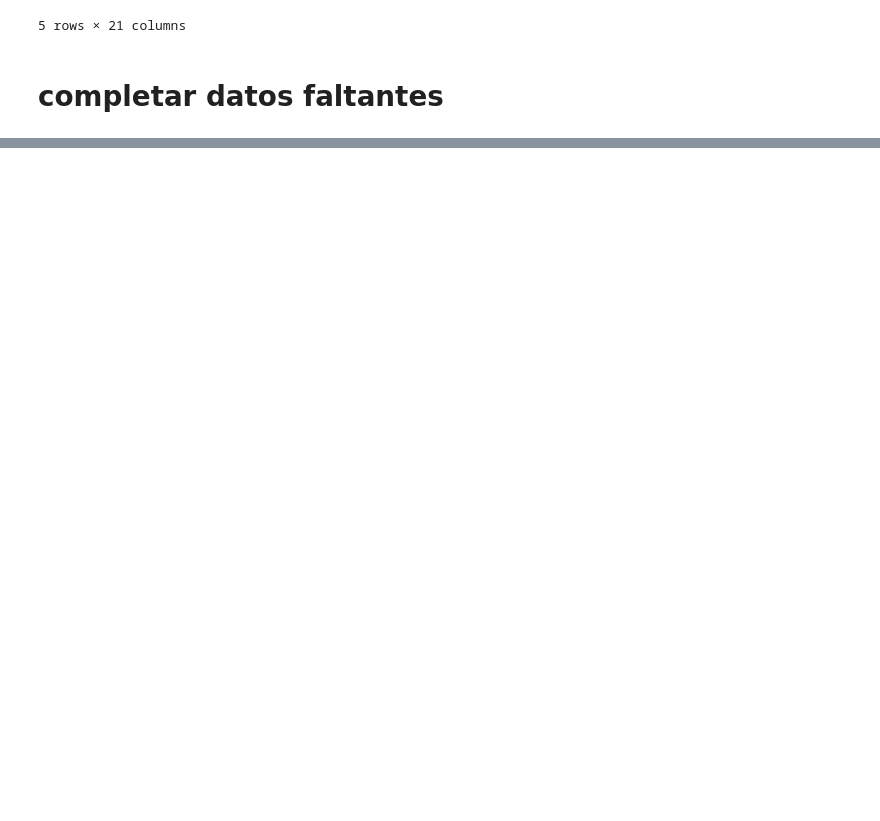
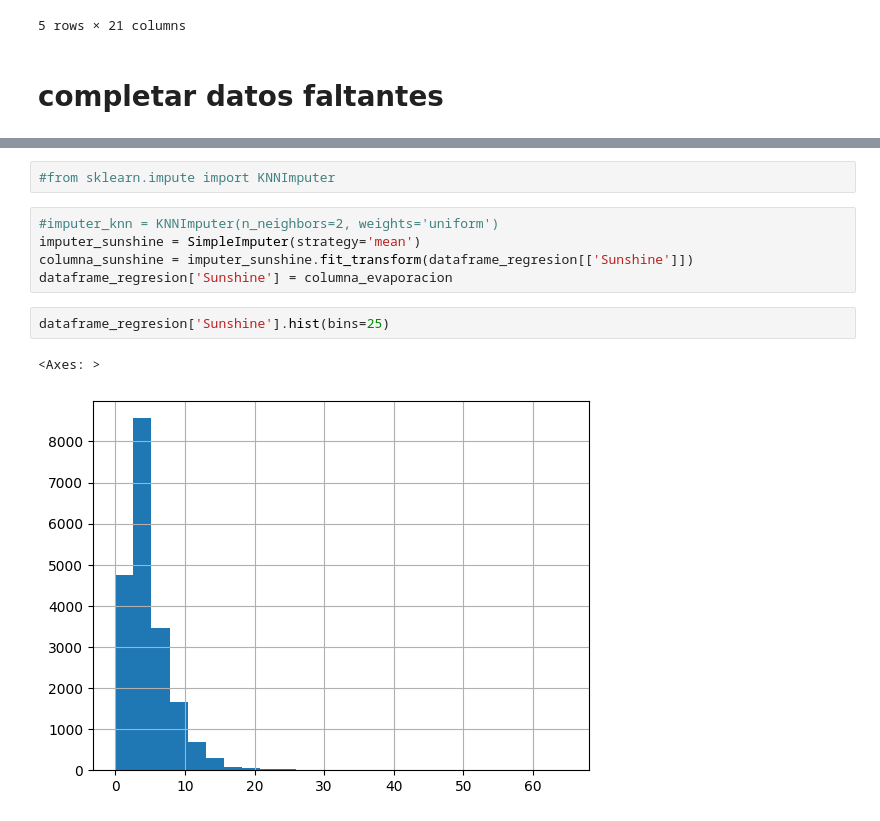
Before and after one commit to Nameless-86/AA1-TUIA-Petetta, a Jupyter notebook: eda.ipynb, the cells around one changed output, grey strips where cells are left out. Drawn from its saved outputs; the diff is of its cells as text; blank space fills up the shorter version.

```diff
--- a/eda.ipynb
+++ b/eda.ipynb
@@ -264,0 +328,12 @@ dtype: int64
+# %%
+#from sklearn.impute import KNNImputer
+# %%
+#imputer_knn = KNNImputer(n_neighbors=2, weights='uniform')
+imputer_sunshine = SimpleImputer(strategy='mean')
+columna_sunshine = imputer_sunshine.fit_transform(dataframe_regresion[['Sunshine']])
+dataframe_regresion['Sunshine'] = columna_evaporacion
+# %%
+dataframe_regresion['Sunshine'].hist(bins=25)
+# %% [output]
+<Axes: >
+[figure, added]
```
Also changed, not shown: parts of 27 cells of this notebook.
